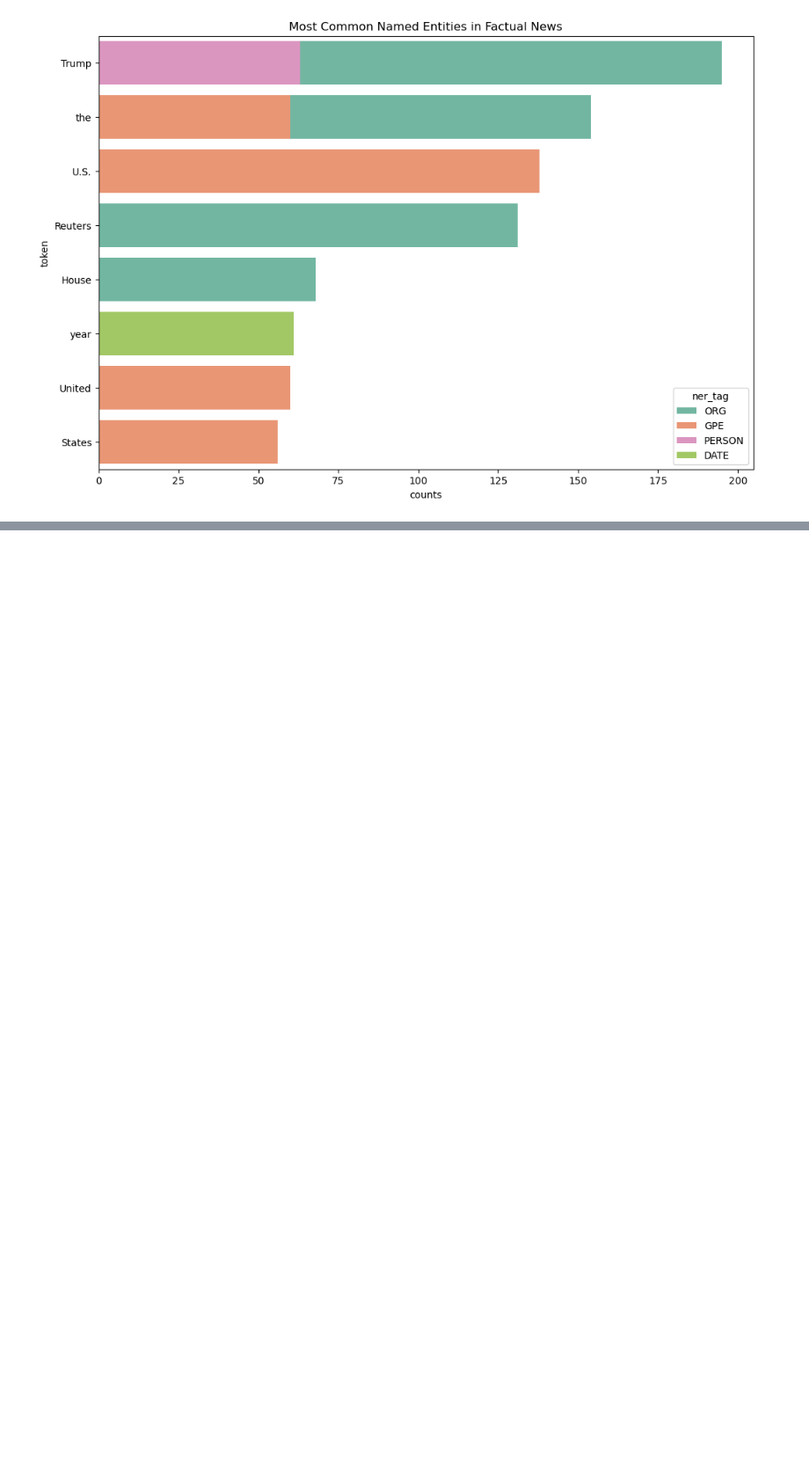
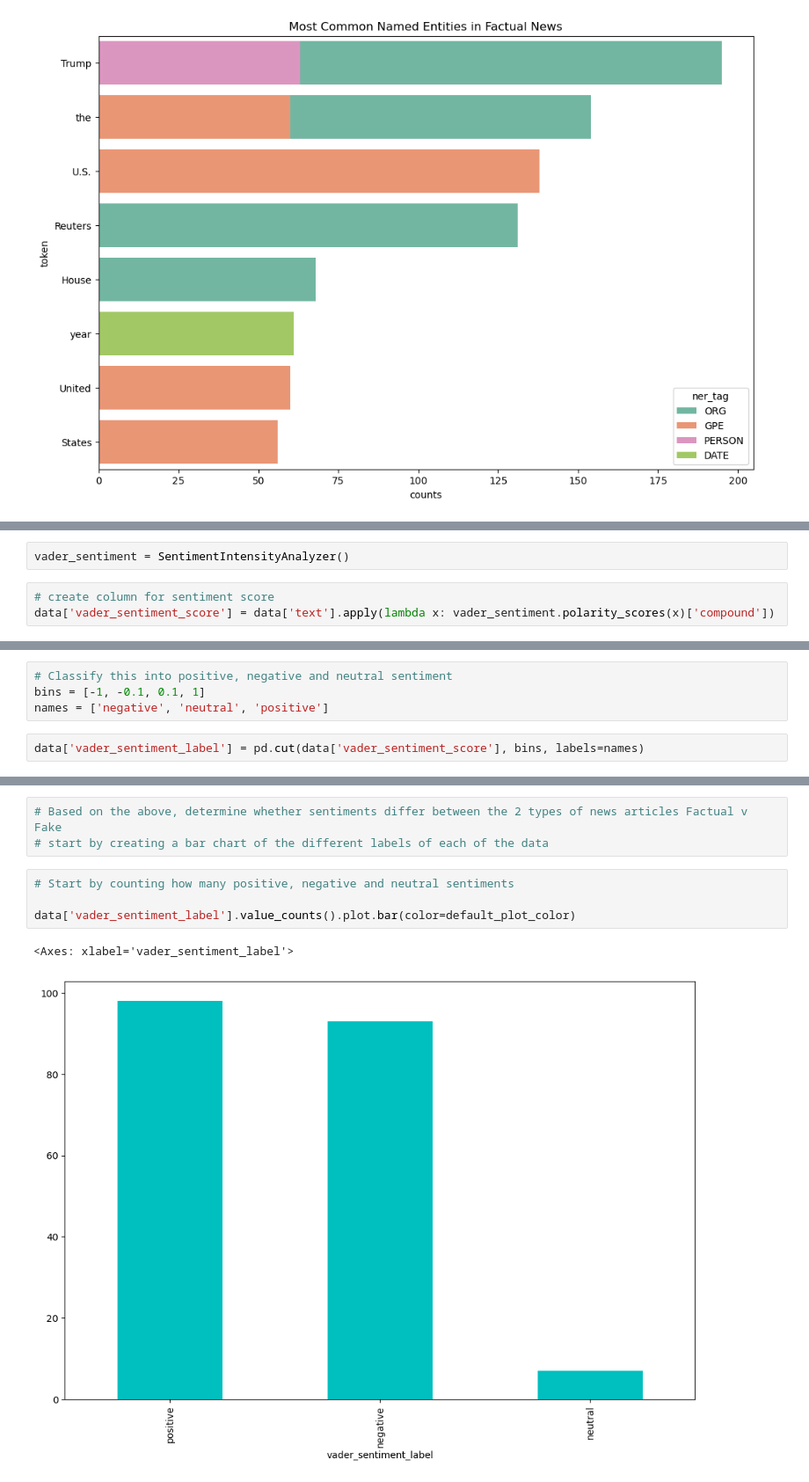
Before and after one commit to mfarid99/nlp_case_study, a Jupyter notebook: case_study.ipynb, the cells around one changed output, grey strips where cells are left out. Shown at 88% size. Drawn from its saved outputs; the diff is of its cells as text; blank space fills up the shorter version.

Commit message:
sentiments

```diff
--- a/case_study.ipynb
+++ b/case_study.ipynb
@@ -538,0 +703,5 @@ sns.barplot(
+# %%
+vader_sentiment = SentimentIntensityAnalyzer()
+# %%
+# create column for sentiment score
+data['vader_sentiment_score'] = data['text'].apply(lambda x: vader_sentiment.polarity_scores(x)['compound'])
@@ -538,0 +717,6 @@ sns.barplot(
+# %%
+# Classify this into positive, negative and neutral sentiment
+bins = [-1, -0.1, 0.1, 1]
+names = ['negative', 'neutral', 'positive']
+# %%
+data['vader_sentiment_label'] = pd.cut(data['vader_sentiment_score'], bins, labels=names)
@@ -538,0 +732,10 @@ sns.barplot(
+# %%
+# Based on the above, determine whether sentiments differ between the 2 types of news articles Factual v Fake
+# start by creating a bar chart of the different labels of each of the data
+# %%
+# Start by counting how many positive, negative and neutral sentiments
+
+data['vader_sentiment_label'].value_counts().plot.bar(color=default_plot_color)
+# %% [output]
+<Axes: xlabel='vader_sentiment_label'>
+[figure, added]
```
Also changed, not shown: parts of 33 cells of this notebook.
